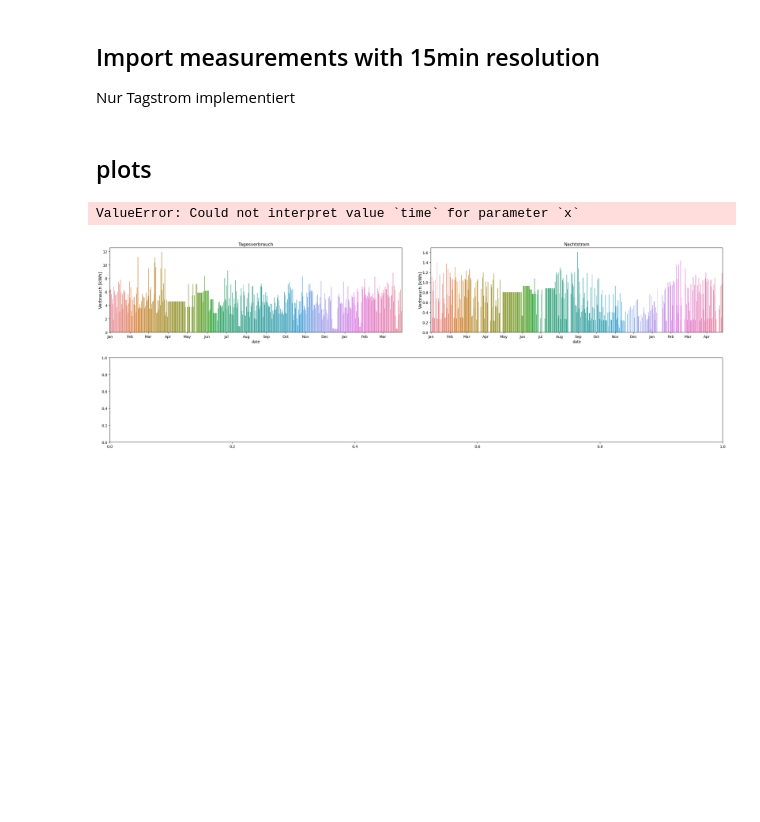
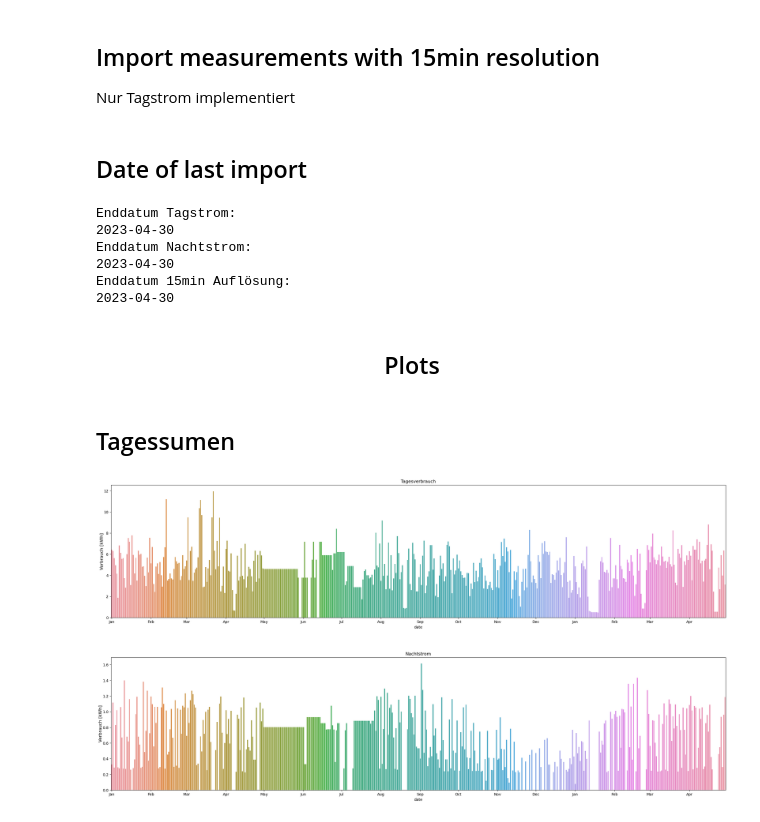
Before and after one commit to ChristianKoplenig/SMIT, a Jupyter notebook: stromnetzgraz/import.ipynb, the cells around one changed output. Drawn from its saved outputs; the diff is of its cells as text; code cells hidden in the pictures; blank space fills up the shorter version.

Commit message:
import - cleaned import and code

```diff
--- a/stromnetzgraz/import.ipynb
+++ b/stromnetzgraz/import.ipynb
@@ -24,7 +24,9 @@ all_files = glob.glob(path + "/*.csv")
 ## Import measurements with one day resolution
 Tag und Nacht Strom implementiert
 # %%
-# Concat Variables
+# Define dataframes
+df_day = []
+df_night = []
 day_files = []
 night_files = []
 
@@ -67,9 +69,11 @@ for filename in all_files:
 ############ Clean Dataframes ############
 # Night Measurements
 df_night.drop(df_night['verbrauch'].idxmax(), inplace=True)
+df_night.drop_duplicates(subset='date', keep='first', inplace=True)
 
 # Day Measurements
 df_day.drop(df_day['verbrauch'].idxmax(), inplace=True)
+df_day.drop_duplicates(subset='date', keep='first', inplace=True)
 # %% [markdown]
 ## Import measurements with 15min resolution
 Nur Tagstrom implementiert
@@ -96,54 +99,55 @@ for filename in all_files:
         df_day_15min.reset_index(drop=True, inplace=True)
         df_day_15min['date'] = pd.to_datetime(df_day_15min['timestamp'].str[:10])
         df_day_15min['hour'] = pd.to_datetime(df_day_15min['timestamp'].str[11:16])
+# %% [markdown]
+## Date of last import
+# %%
+print('Enddatum Tagstrom: ')
+print(df_day['date'].max().date())
+print('Enddatum Nachtstrom: ')
+print(df_night['date'].max().date())
+print('Enddatum 15min Auflösung: ')
+print(df_day_15min['date'].max().date())
+# %% [output]
+Enddatum Tagstrom:
+2023-04-30
+Enddatum Nachtstrom:
+2023-04-30
+Enddatum 15min Auflösung:
+2023-04-30
+# %% [markdown]
+## <center> Plots
 # %% [markdown]
-## plots
+## Tagessumen
 # %%
 fig = plt.figure(figsize =([30, 15]))
 
 # Gridspec Setup
-gs = gridspec.GridSpec(3, 2)
+gs = gridspec.GridSpec(2, 2)
 ax = plt.subplot(gs[0, 0])
 gs.update(wspace = 0.1, hspace = 0.3)
 
 ### AX1 ###
-ax1 = plt.subplot(gs[0, :1])
+ax1 = plt.subplot(gs[0, :2])
 sns.barplot(data=df_day,
             x='date',
             y='verbrauch')
 ax1.set_ylabel('Verbrauch [kWh]', labelpad = 0, fontsize = 12)
 ax1.xaxis.set_major_locator(md.MonthLocator())
 ax1.xaxis.set_major_formatter(md.DateFormatter('%b'))
 ax1.set_title('Tagesverbrauch')
 
 ### AX2 ###
-ax2 = plt.subplot(gs[0, 1:2])
+ax2 = plt.subplot(gs[1, :2])
 sns.barplot(data=df_night,
             x='date',
             y='verbrauch')
 ax2.set_ylabel('Verbrauch [kWh]', labelpad = 0, fontsize = 12)
 ax2.xaxis.set_major_locator(md.MonthLocator())
 ax2.xaxis.set_major_formatter(md.DateFormatter('%b'))
 ax2.set_title('Nachtstrom')
 
-### AX3 ###
-ax3 = plt.subplot(gs[1, :])
-sns.lineplot(data=df_day_15min,
-             x='time',
-             y='verbrauch')
-# ax3.set_ylabel('ylabel', labelpad = 0, fontsize = 12)
-
-# ax4 = plt.subplot(gs[1, 1:3])
-# ax4.set_ylabel('ylabel', labelpad = 0, fontsize = 12)
-
-# ax5 = plt.subplot(gs[1, 3:5])
-# ax5.set_ylabel('ylabel', labelpad = 0, fontsize = 12)
-
-
-
-# (optional) rotate by 90° the labels in order to improve their spacing
-#plt.setp(ax.xaxis.get_majorticklabels(), rotation = 90)
+### Draw Plot ###
 plt.show()
 # %% [output]
-ValueError: Could not interpret value `time` for parameter `x`
-[figure, old version]
+[figure, new version]
```
Also changed, not shown: parts of 2 cells of this notebook.
